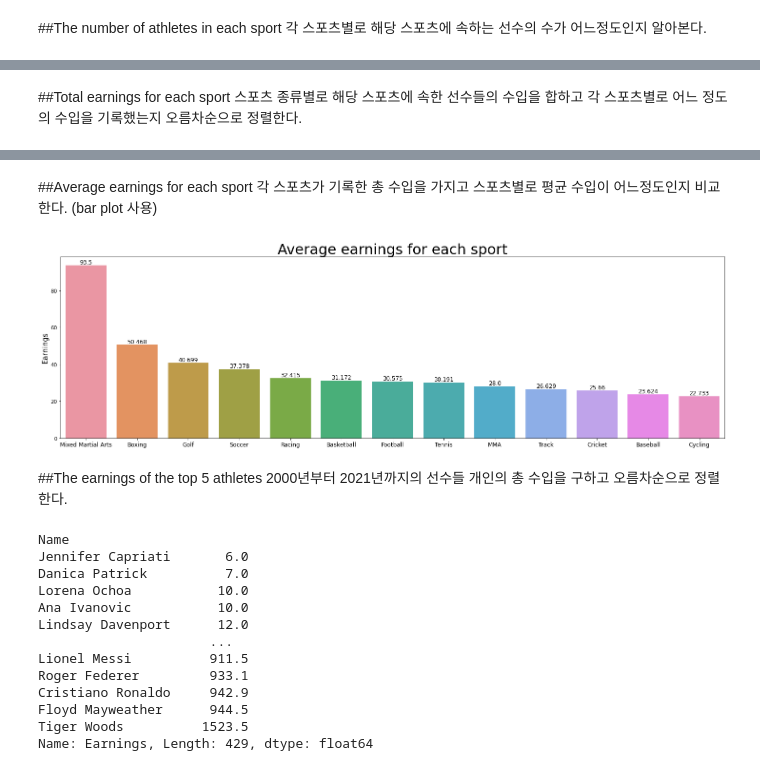
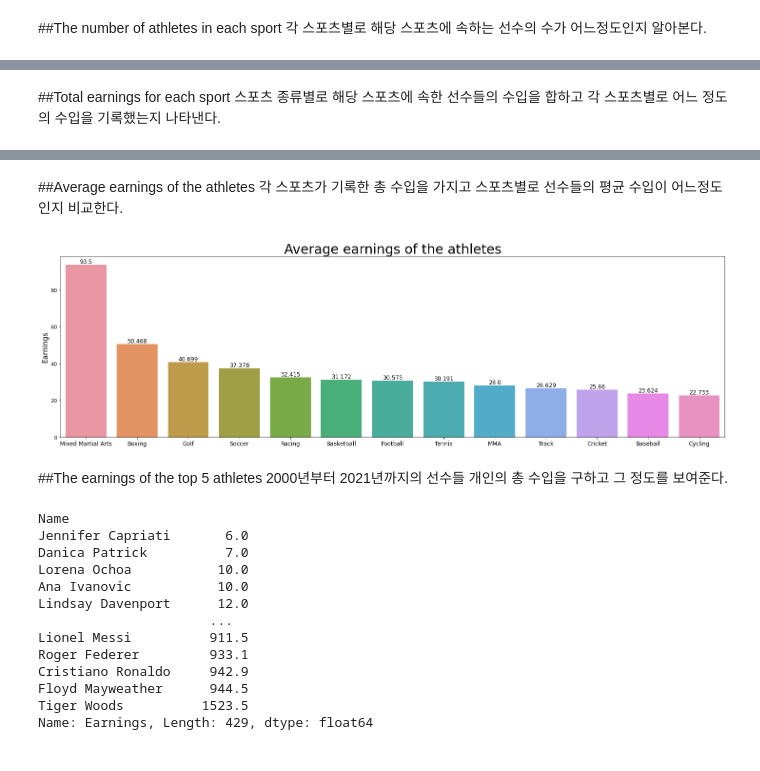
Before and after one commit to gjsin1105/DAP__, a Jupyter notebook: FinalProject.ipynb, the cells around one changed output, grey strips where cells are left out. Drawn from its saved outputs; the diff is of its cells as text; code cells hidden in the pictures.

```diff
--- a/FinalProject.ipynb
+++ b/FinalProject.ipynb
@@ -13,4 +11,6 @@ import numpy as np
 import pandas as pd
 import matplotlib.pyplot as plt
 import seaborn as sns
+import matplotlib
+plt.rcParams["font.family"] = "NanumGothic"
 # %% [markdown]
@@ -55,7 +54,7 @@ MMA                     2
 Name: Sport, dtype: int64
 # %% [markdown]
 ##Total earnings for each sport
-스포츠 종류별로 해당 스포츠에 속한 선수들의 수입을 합하고 각 스포츠별로 어느 정도의 수입을 기록했는지 오름차순으로 정렬한다.
+스포츠 종류별로 해당 스포츠에 속한 선수들의 수입을 합하고 각 스포츠별로 어느 정도의 수입을 기록했는지 나타낸다.
 # %%
 sport_total = df.groupby('Sport')['Earnings'].sum().sort_values()
 sport_total
@@ -76,31 +75,30 @@ Football               6909.9
 Basketball            10504.8
 Name: Earnings, dtype: float64
 # %% [markdown]
-##Average earnings for each sport
-각 스포츠가 기록한 총 수입을 가지고 스포츠별로 평균 수입이 어느정도인지 비교한다.
-(bar plot 사용)
+##Average earnings of the athletes
+각 스포츠가 기록한 총 수입을 가지고 스포츠별로 선수들의 평균 수입이 어느정도인지 비교한다.
 # %%
 plt.figure(figsize=(25, 7))
-plt.title("Average earnings for each sport", size=30)
+plt.title("Average earnings of the athletes", size=28)
 plt.xticks(fontsize=12)
 plt.ylabel('Earnings', size=15)
 x = [0, 1, 2, 3, 4, 5, 6, 7, 8, 9, 10, 11, 12]
 avgtotal = df.groupby('Sport')['Earnings'].mean().round(3).sort_values(ascending=False)
 for i, v in enumerate(x):
     plt.text(v, avgtotal[i], avgtotal[i],
              fontsize=12,
              color='black',
              horizontalalignment='center',
              verticalalignment='bottom')
 sport_kind = [sport for sport in avgtotal.index]
 sns.barplot(x=sport_kind, y=avgtotal)
 plt.grid(False)
 plt.show()
 # %% [output]
-[figure, old version]
+[figure, new version]
 # %% [markdown]
 ##The earnings of the top 5 athletes
-2000년부터 2021년까지의 선수들 개인의 총 수입을 구하고 오름차순으로 정렬한다.
+2000년부터 2021년까지의 선수들 개인의 총 수입을 구하고 그 정도를 보여준다.
 # %%
 athlete_total = df.groupby('Name')['Earnings'].sum().sort_values()
 athlete_total
```
Also changed, not shown: parts of 11 cells of this notebook.
